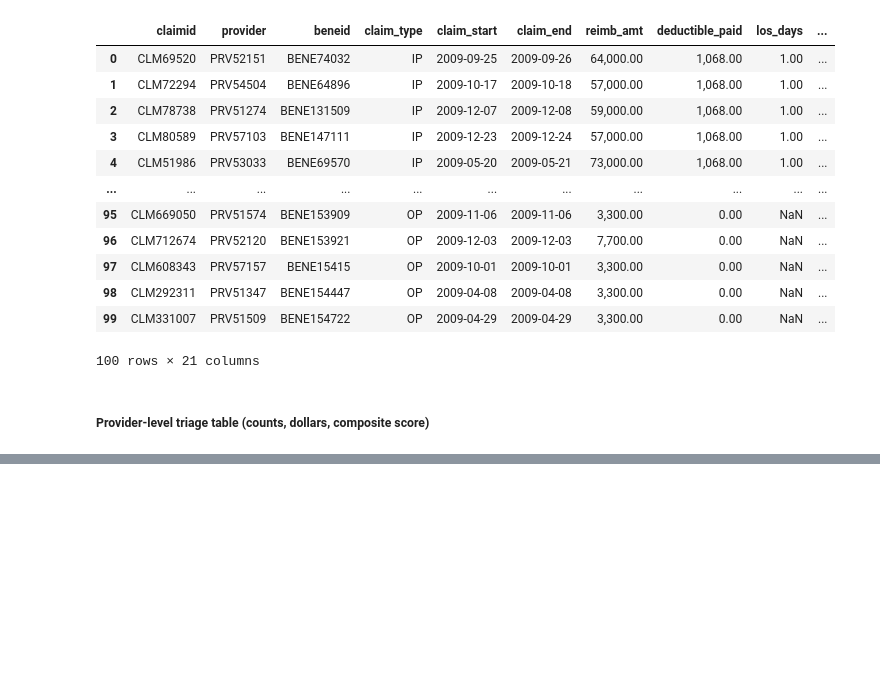
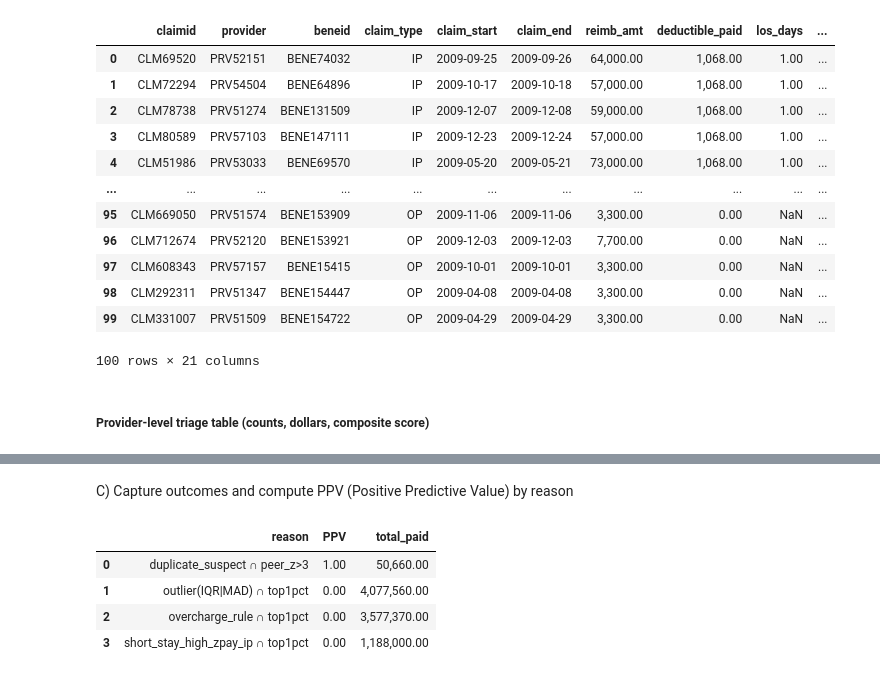
Before and after one commit to Healthcare-Fraud-Detection-System/Healthcare-Fraud-Detection-System, a Jupyter notebook: Project/3) Exploratory Analysis + Sanity Checks/3.4.ipynb, the cells around one changed output, grey strips where cells are left out. Saved outputs shown, nothing was run; the diff lists cells and outputs as text; code cells hidden in the pictures; blank space fills up the shorter version.

```diff
--- a/Project/3) Exploratory Analysis + Sanity Checks/3.4.ipynb
+++ b/Project/3) Exploratory Analysis + Sanity Checks/3.4.ipynb
@@ -347,0 +570,21 @@ audit_queue_providers.head(20)
+# %% [markdown]
+C) Capture outcomes and compute PPV (Positive Predictive Value) by reason
+# %%
+# Load SME outcomes and compute yields
+outcomes = pd.read_csv("review_outcomes_batch001.csv")
+audited = packet.merge(outcomes, on="claimid", how="left")
+
+# Positive predictive value (PPV) per reason
+ppv = (audited.assign(pos=audited["disposition"].eq("Overpayment")))
+ppv_by_reason = ppv.groupby("reason")["pos"].mean().sort_values(ascending=False).rename("PPV").reset_index()
+
+# Dollars at stake by reason (optional)
+by_reason = audited.groupby("reason")["reimb_amt"].sum().rename("total_paid").reset_index()
+
+ppv_by_reason.merge(by_reason, on="reason", how="left").sort_values(["PPV","total_paid"], ascending=[False,False])
+# %% [output]
+|  | reason | PPV | total_paid |
+| 0 | duplicate_suspect ∩ peer_z>3 | 1.00 | 50,660.00 |
+| 1 | outlier(IQR|MAD) ∩ top1pct | 0.00 | 4,077,560.00 |
+| 2 | overcharge_rule ∩ top1pct | 0.00 | 3,577,370.00 |
+| 3 | short_stay_high_zpay_ip ∩ top1pct | 0.00 | 1,188,000.00 |
```
Also changed, not shown: parts of 13 cells of this notebook, 7 other files.
